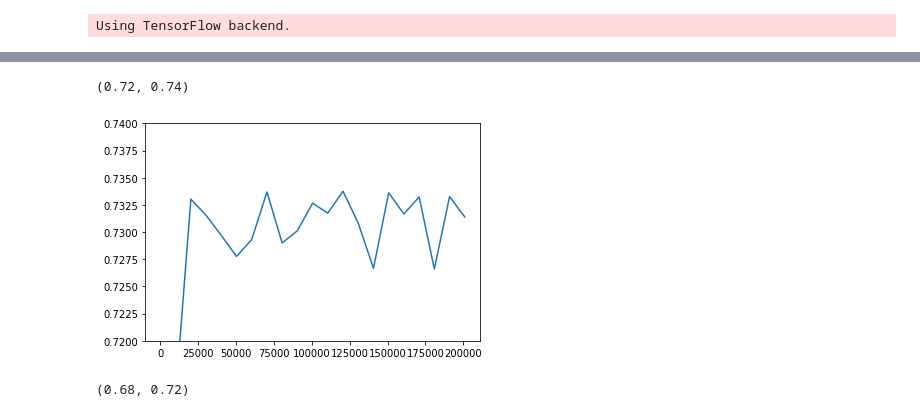
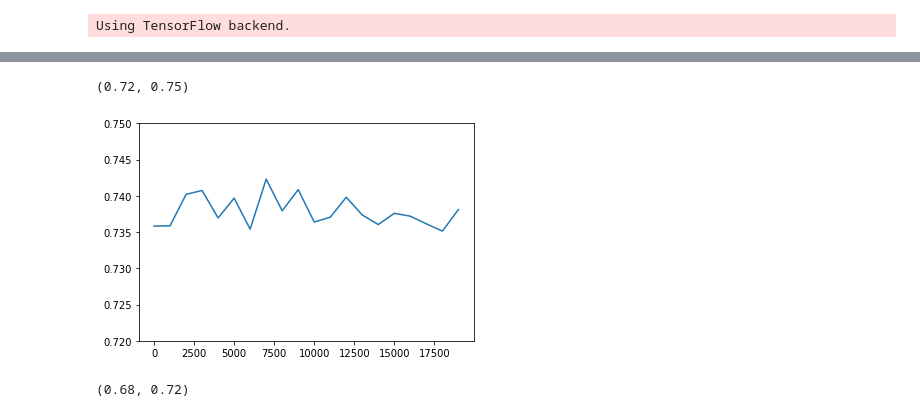
Before and after one commit to ckguo/voxelmorph, a Jupyter notebook: notebooks/dice_epoch_graph.ipynb, the cells around one changed output, grey strips where cells are left out. Saved outputs shown, nothing was run; the diff lists cells and outputs as text; code cells hidden in the pictures.

```diff
--- a/notebooks/dice_epoch_graph.ipynb
+++ b/notebooks/dice_epoch_graph.ipynb
@@ -74,15 +74,3 @@ def restrict_GPU_keras(gpuid, memfrac=0, use_cpu=False):
     else:
         os.environ["CUDA_VISIBLE_DEVICES"] = ""
         print("Using CPU")
-# %%
-test_brain_file = open('../src/val_files.txt')
-test_brain_strings = test_brain_file.readlines()
-test_brain_strings = [x.strip() for x in test_brain_strings]
-n_batches = len(test_brain_strings)
-good_labels = sio.loadmat('../data/labels.mat')['labels'][0]
-
-# model_name = 'mi_inverted_bins48'
-# iter_num = 24000
-# n_test = 10
-
-# gpu_id = 3
@@ -242,7 +147,7 @@ def create_graph(model_name, iter_num, step_size, gpu_id, n_test, invert_images=
         dices.append(np.mean(dice_means))
     return dices
 # %%
-dices = create_graph('mi_inverted_bins48_reg3', 201000, 10000, 2, 10, invert_images=True)
+dices = create_graph('mi_local2', 100000, 5000, 2, 10, invert_images=True)
 # %% [output]
 Using GPU:2 with 0% of the memory
 Using GPU:2 with 0% of the memory
@@ -264,9 +175,9 @@ tested patients 19.736374378204346
 # %%
-plt.plot(np.linspace(0, 201000, 201000/10000+1), dices)
-plt.ylim(0.72, 0.74)
+plt.plot(np.linspace(0, 19000, 19000/1000+1), dices)
+plt.ylim(0.72, 0.75)
 # %% [output]
-(0.72, 0.74)
+(0.72, 0.75)
-[figure, old version]
+[figure, new version]
 # %%
 plt.plot(np.linspace(0, 25000, 26), dices)
 plt.ylim(0.68, 0.72)
```
Also changed, not shown: parts of 4 cells of this notebook, 2 other files.
